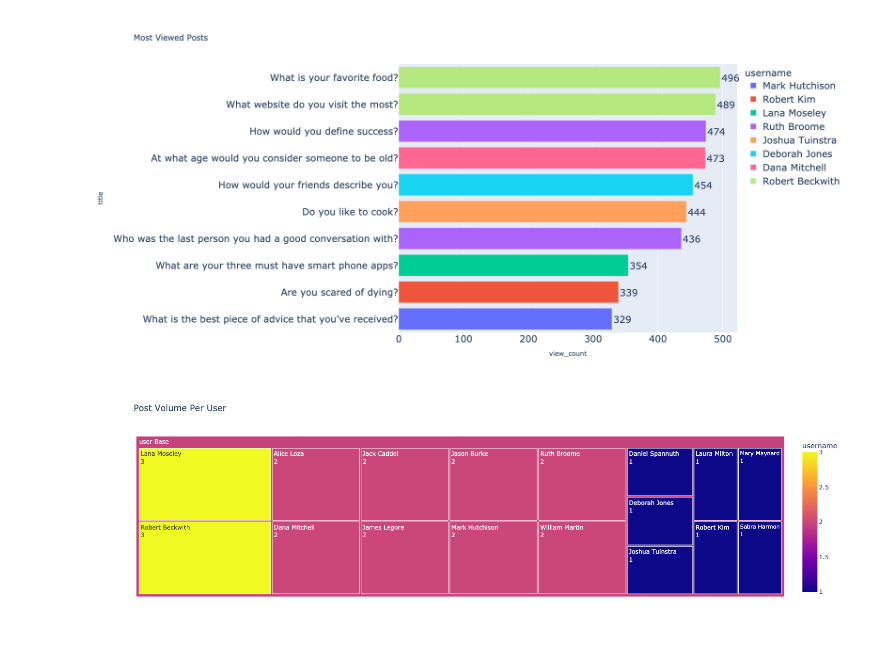
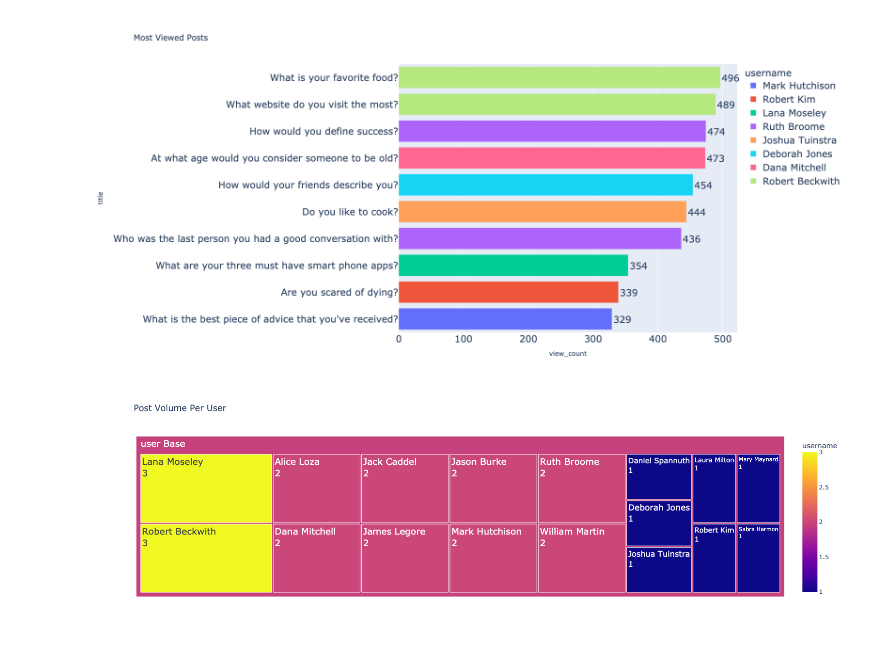
Before and after one commit to Robert-Such/flask_forum, a Jupyter notebook: reference/reference_queries.ipynb, the cells around one changed output. Drawn from its saved outputs; the diff is of its cells as text; code cells hidden in the pictures.

```diff
--- a/reference/reference_queries.ipynb
+++ b/reference/reference_queries.ipynb
@@ -111,9 +122,10 @@ fig.show('png')
 # %%
 # Getting a treemap of Most Active Users According to Post Volume
 posts_per_user = posts_df['username'].value_counts()
 fig = px.treemap(posts_per_user, title='Post Volume Per User', path=[px.Constant("user Base"), posts_per_user.index],
                  values='username', color='username', width=1500)
 fig.data[0].textinfo = 'label+text+value'
+fig.update_traces(textfont_size=18)
 fig.show('png') # 'png' is set for viewable output on Github.  Otherwise use fig.show() for interactive plot.
 # %% [output]
-[figure, old version]
+[figure, new version]
```
Also changed, not shown: parts of 3 cells of this notebook, 1 other file.
